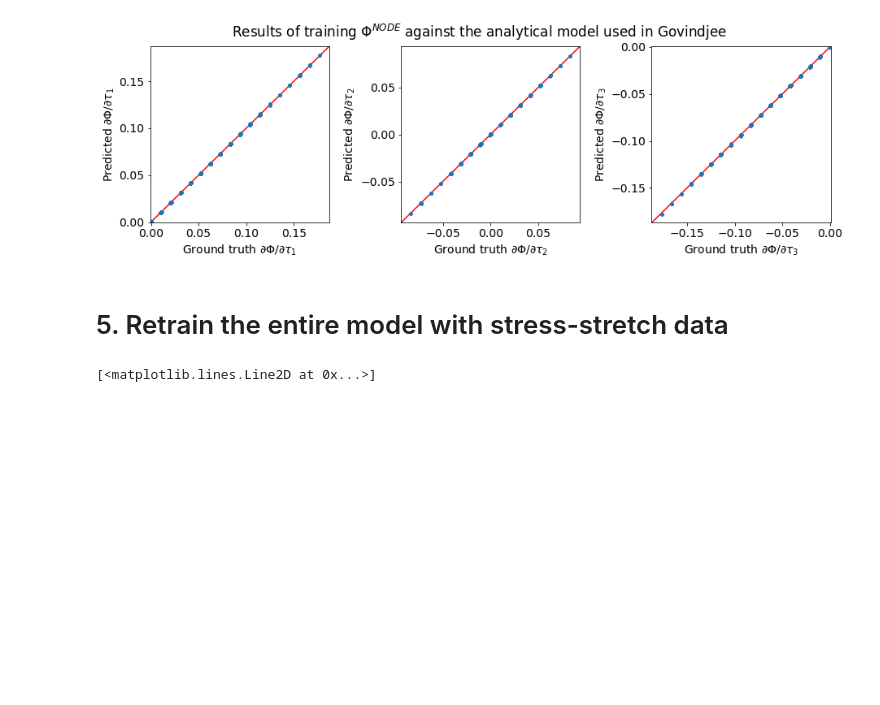
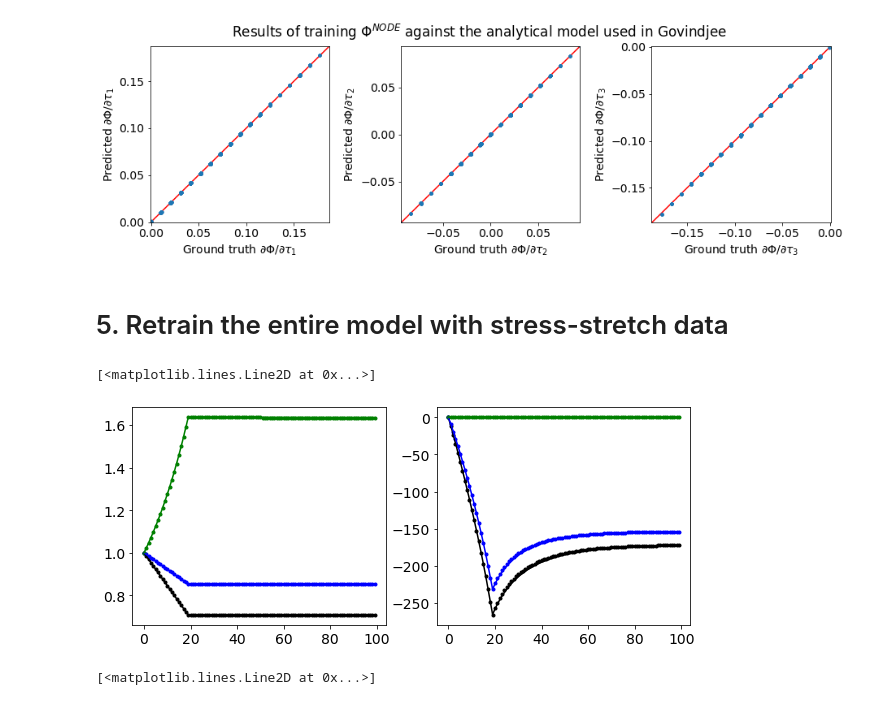
Before and after one commit to VatsalSy/nvisco, a Jupyter notebook: nvisco_synthetic.ipynb, the cells around one changed output. Drawn from its saved outputs; the diff is of its cells as text; code cells hidden in the pictures; blank space fills up the shorter version.

```diff
--- a/nvisco_synthetic.ipynb
+++ b/nvisco_synthetic.ipynb
@@ -779,18 +779,18 @@ def biaxial_visco(params, useNODE, time, lm1, lm2):
     lm2dot = (lm2peak-1.0)/tpeak
 
     # Diffrax integrator
-    # yprime = lambda t, y, args: np.array(yprime_biaxial(y,t,lm1dot,lm2dot,tpeak,params,useNODE))
-    # term = ODETerm(yprime)
-    # solver = mysolver()
-    # y0 = np.array([1.0,1.0,1.0,1.0,1.0,1.0])
-    # saveat = SaveAt(ts=time)
-    # solution = diffeqsolve(term, solver, t0=0, t1=time[-1], dt0=0.1, y0=y0, saveat=saveat)
-    # lm1, lm2, lm3, lm1e, lm2e, lm3e = solution.ys.transpose()
+    yprime = lambda t, y, args: np.array(yprime_biaxial(y,t,lm1dot,lm2dot,tpeak,params,useNODE))
+    term = ODETerm(yprime)
+    solver = mysolver()
+    y0 = np.array([1.0,1.0,1.0,1.0,1.0,1.0])
+    saveat = SaveAt(ts=time)
+    solution = diffeqsolve(term, solver, t0=0, t1=time[-1], dt0=0.1, y0=y0, saveat=saveat)
+    lm1, lm2, lm3, lm1e, lm2e, lm3e = solution.ys.transpose()
 
     # Scipy integrator
-    yprime = lambda y, t: yprime_biaxial(y,t,lm1dot,lm2dot,tpeak,params,useNODE)
-    y0 = [1.0,1.0,1.0,1.0,1.0,1.0]
-    lm1, lm2, lm3, lm1e, lm2e, lm3e = odeint(yprime, y0, time).transpose()
+    # yprime = lambda y, t: yprime_biaxial(y,t,lm1dot,lm2dot,tpeak,params,useNODE)
+    # y0 = [1.0,1.0,1.0,1.0,1.0,1.0]
+    # lm1, lm2, lm3, lm1e, lm2e, lm3e = odeint(yprime, y0, time).transpose()
 
     # Manual forward Euler
     # n = 999
@@ -811,27 +811,30 @@ def biaxial_visco(params, useNODE, time, lm1, lm2):
     sig = getsigma([lm1,lm2,lm3,lm1e,lm2e,lm3e], params, useNODE)
     return sig, lm1, lm2, lm3, lm1e, lm2e, lm3e
 # %%
-i=0
+i=4
 t = time[0]
 sig_NN, lm1_NN, lm2_NN, lm3_NN, lm1e_NN, lm2e_NN, lm3e_NN  = biaxial_visco(params,     True,  t, lmb_x[i],lmb_y[i])
 sig_gov,lm1_gov,lm2_gov,lm3_gov,lm1e_gov,lm2e_gov,lm3e_gov = biaxial_visco(gov_params, False, t, lmb_x[i],lmb_y[i])
 
 t = np.linspace(0, t[-1], sig_NN.shape[0])
 
 fig, ax = plt.subplots(1,2,figsize=(10,4))
 ax[0].plot(t,lm1_gov, 'k.')
 ax[0].plot(t,lm2_gov, 'b.')
 ax[0].plot(t,lm3_gov, 'g.')
 ax[0].plot(t,lm1_NN, 'k-')
 ax[0].plot(t,lm2_NN, 'b-')
 ax[0].plot(t,lm3_NN, 'g-')
 
 ax[1].plot(t,sig_gov[:,0,0],'k.')
 ax[1].plot(t,sig_gov[:,1,1],'b.')
 ax[1].plot(t,sig_gov[:,2,2],'g.')
 ax[1].plot(t,sig_NN[:,0,0],'k-')
 ax[1].plot(t,sig_NN[:,1,1],'b-')
 ax[1].plot(t,sig_NN[:,2,2],'g-')
+# %% [output]
+[<matplotlib.lines.Line2D at 0x...>]
+[figure, added]
 # %%
 fig, ax = plt.subplots(1,3,figsize=(15,4))
 ax[0].plot(lm1_NN)
```
